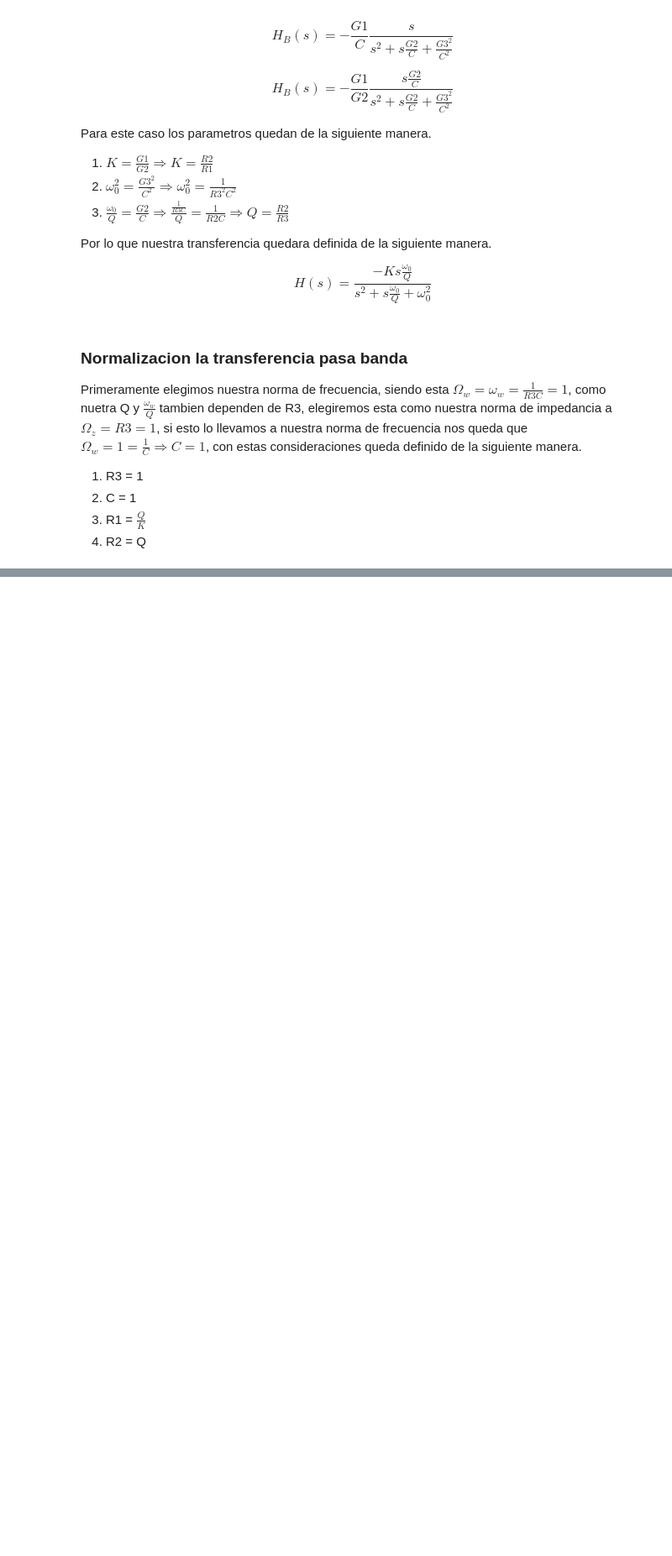
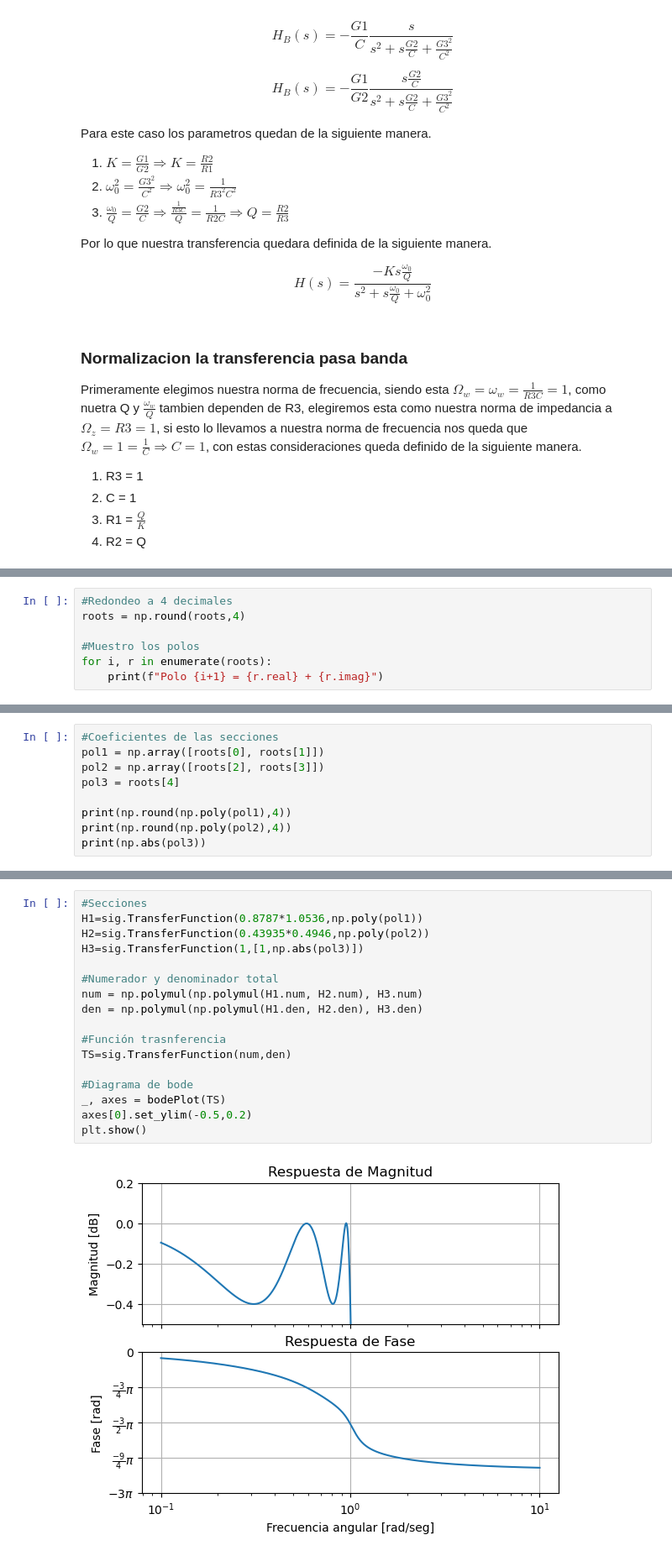
Before and after one commit to or-juan/TC2, a Jupyter notebook: TS2/Tarea_Semanal_2.ipynb, the cells around one changed output, grey strips where cells are left out. Shown at 84% size. Drawn from its saved outputs; the diff is of its cells as text; blank space fills up the shorter version.

```diff
--- a/TS2/Tarea_Semanal_2.ipynb
+++ b/TS2/Tarea_Semanal_2.ipynb
@@ -318,0 +539,7 @@ Primeramente elegimos nuestra norma de frecuencia, siendo esta $\Omega_w = \omeg
+# %%
+#Redondeo a 4 decimales
+roots = np.round(roots,4)
+
+#Muestro los polos
+for i, r in enumerate(roots):
+    print(f"Polo {i+1} = {r.real} + {r.imag}")
@@ -318,0 +554,9 @@ Primeramente elegimos nuestra norma de frecuencia, siendo esta $\Omega_w = \omeg
+# %%
+#Coeficientes de las secciones
+pol1 = np.array([roots[0], roots[1]])
+pol2 = np.array([roots[2], roots[3]])
+pol3 = roots[4]
+
+print(np.round(np.poly(pol1),4))
+print(np.round(np.poly(pol2),4))
+print(np.abs(pol3))
@@ -318,0 +604,19 @@ Primeramente elegimos nuestra norma de frecuencia, siendo esta $\Omega_w = \omeg
+# %%
+#Secciones
+H1=sig.TransferFunction(0.8787*1.0536,np.poly(pol1))
+H2=sig.TransferFunction(0.43935*0.4946,np.poly(pol2))
+H3=sig.TransferFunction(1,[1,np.abs(pol3)])
+
+#Numerador y denominador total
+num = np.polymul(np.polymul(H1.num, H2.num), H3.num)
+den = np.polymul(np.polymul(H1.den, H2.den), H3.den)
+
+#Función trasnferencia
+TS=sig.TransferFunction(num,den)
+
+#Diagrama de bode
+_, axes = bodePlot(TS)
+axes[0].set_ylim(-0.5,0.2)
+plt.show()
+# %% [output]
+[figure, added]
```
Also changed, not shown: parts of 19 cells of this notebook, 2 other files.
